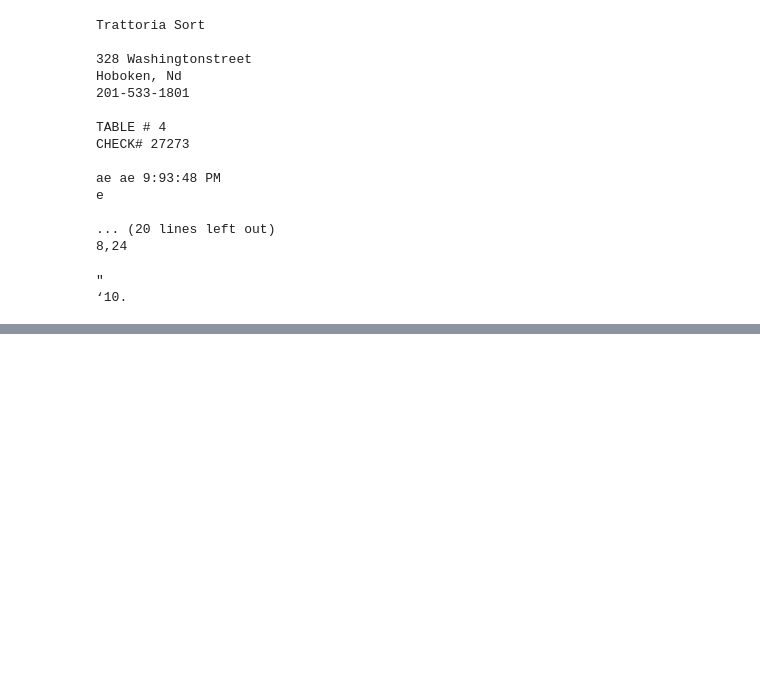
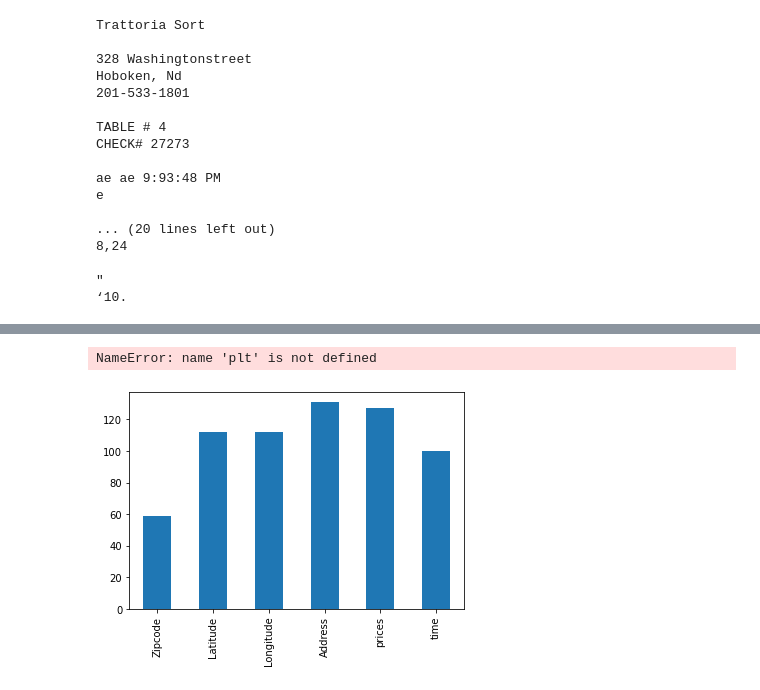
Before and after one commit to mameralomari/reciept-processing-and-text_extraction, a Jupyter notebook: text extraction_mamer.ipynb, the cells around one changed output, grey strips where cells are left out. Cells and saved outputs as stored; diff of their text form; code cells hidden in the pictures; blank space fills up the shorter version.

```diff
--- a/text extraction_mamer.ipynb
+++ b/text extraction_mamer.ipynb
@@ -270,0 +216,3 @@ Opened: 7/1/2018 5:53:46 PM
+# %%
+for i in df.columns:
+    print("The VALUES of "+ i + str(df1[i].isna().value_counts()))
@@ -270,0 +282,17 @@ Opened: 7/1/2018 5:53:46 PM
+# %%
+import pandas as pd
+import os
+import functions
+
+texts=[]
+dfl=[]
+
+for i in ls :
+    #text=functions.extract_from_image(i)
+    image=functions.clean_image(i)
+    text=functions.extract_text(image)
+    texts.append(text)
+    df=functions.extract_data(text)
+    dfl.append(df)
+df2=pd.concat(dfl)
+df2
@@ -270,0 +313,6 @@ Opened: 7/1/2018 5:53:46 PM
+# %%
+df2.isna().sum().plot(kind = 'bar')
+plt.title(" isna on dataset as is ")
+# %% [output]
+NameError: name 'plt' is not defined
+[figure, added]
```
Also changed, not shown: parts of 28 cells of this notebook, 11 other files.
